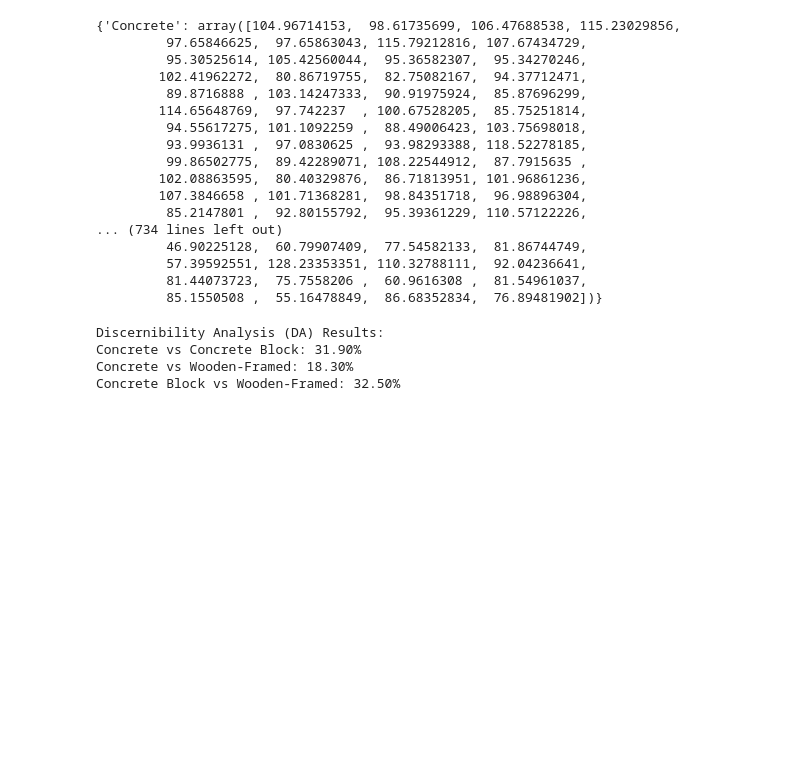
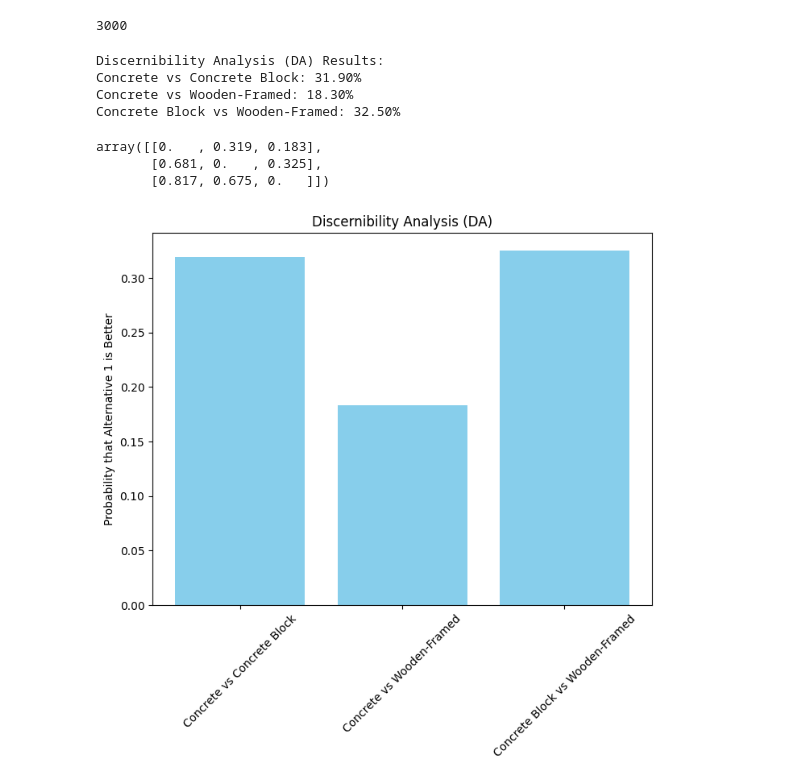
Before and after one commit to YahyaMansoub/QUACI-ACV, a Jupyter notebook: Code/test1.ipynb, the cells around one changed output. Saved outputs shown, nothing was run; the diff lists cells and outputs as text; code cells hidden in the pictures; blank space fills up the shorter version.

```diff
--- a/Code/test1.ipynb
+++ b/Code/test1.ipynb
@@ -16,24 +16,8 @@ lca_results = {
 df = pd.DataFrame(lca_results)
-# %%
-lca_results
-# %% [output]
-{'Concrete': array([104.96714153,  98.61735699, 106.47688538, 115.23029856,
-         97.65846625,  97.65863043, 115.79212816, 107.67434729,
-         95.30525614, 105.42560044,  95.36582307,  95.34270246,
-        102.41962272,  80.86719755,  82.75082167,  94.37712471,
-         89.8716888 , 103.14247333,  90.91975924,  85.87696299,
-        114.65648769,  97.742237  , 100.67528205,  85.75251814,
-         94.55617275, 101.1092259 ,  88.49006423, 103.75698018,
-         93.9936131 ,  97.0830625 ,  93.98293388, 118.52278185,
-         99.86502775,  89.42289071, 108.22544912,  87.7915635 ,
-        102.08863595,  80.40329876,  86.71813951, 101.96861236,
-        107.3846658 , 101.71368281,  98.84351718,  96.98896304,
-         85.2147801 ,  92.80155792,  95.39361229, 110.57122226,
-... (734 lines left out)
-         46.90225128,  60.79907409,  77.54582133,  81.86744749,
-         57.39592551, 128.23353351, 110.32788111,  92.04236641,
-         81.44073723,  75.7558206 ,  60.9616308 ,  81.54961037,
-         85.1550508 ,  55.16478849,  86.68352834,  76.89481902])}
+# %%
+df.size
+# %% [output]
+3000
 # %%
 #Discernability Analysis
 def DA(df,a1,a2):
@@ -55,10 +39,25 @@ Discernibility Analysis (DA) Results:
 Concrete vs Concrete Block: 31.90%
 Concrete vs Wooden-Framed: 18.30%
 Concrete Block vs Wooden-Framed: 32.50%
+# %%
+da_matrix = np.zeros((len(alt),len(alt)))
+
+
+for i in range(len(alt)):
+   for j in range(len(alt)):
+      if i != j:
+          da_matrix[i,j]= DA(df , alt[i],alt[j])
+da_matrix
+# %% [output]
+array([[0.   , 0.319, 0.183],
+       [0.681, 0.   , 0.325],
+       [0.817, 0.675, 0.   ]])
 # %%
 plt.figure(figsize=(8,6))
-plt.bar(da_results.key(), da_results.values(), color='skyblue')
+plt.bar(da_results.keys(), da_results.values(), color='skyblue')
 plt.title("Discernibility Analysis (DA)")
 plt.ylabel("Probability that Alternative 1 is Better")
 plt.xticks(rotation=45)
 plt.show()
+# %% [output]
+[figure, added]
```
Also changed, not shown: parts of 1 cell of this notebook, 1 other file.
